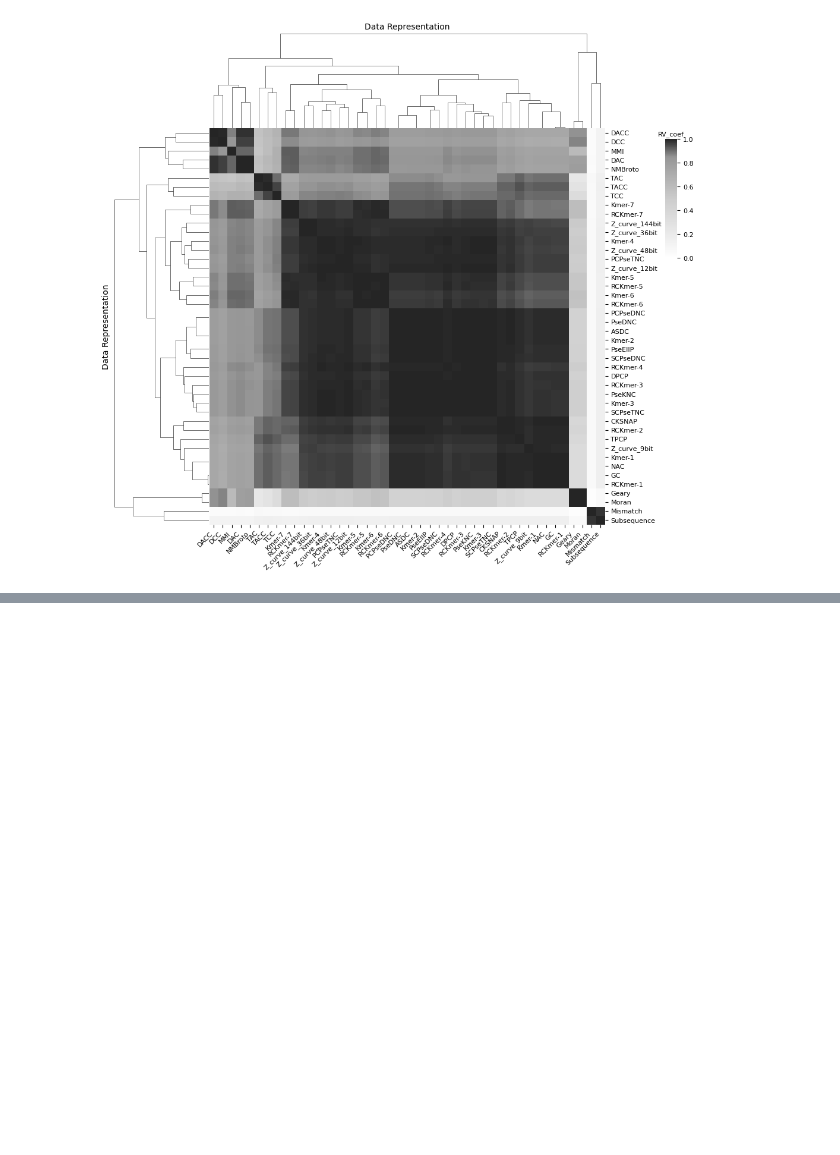
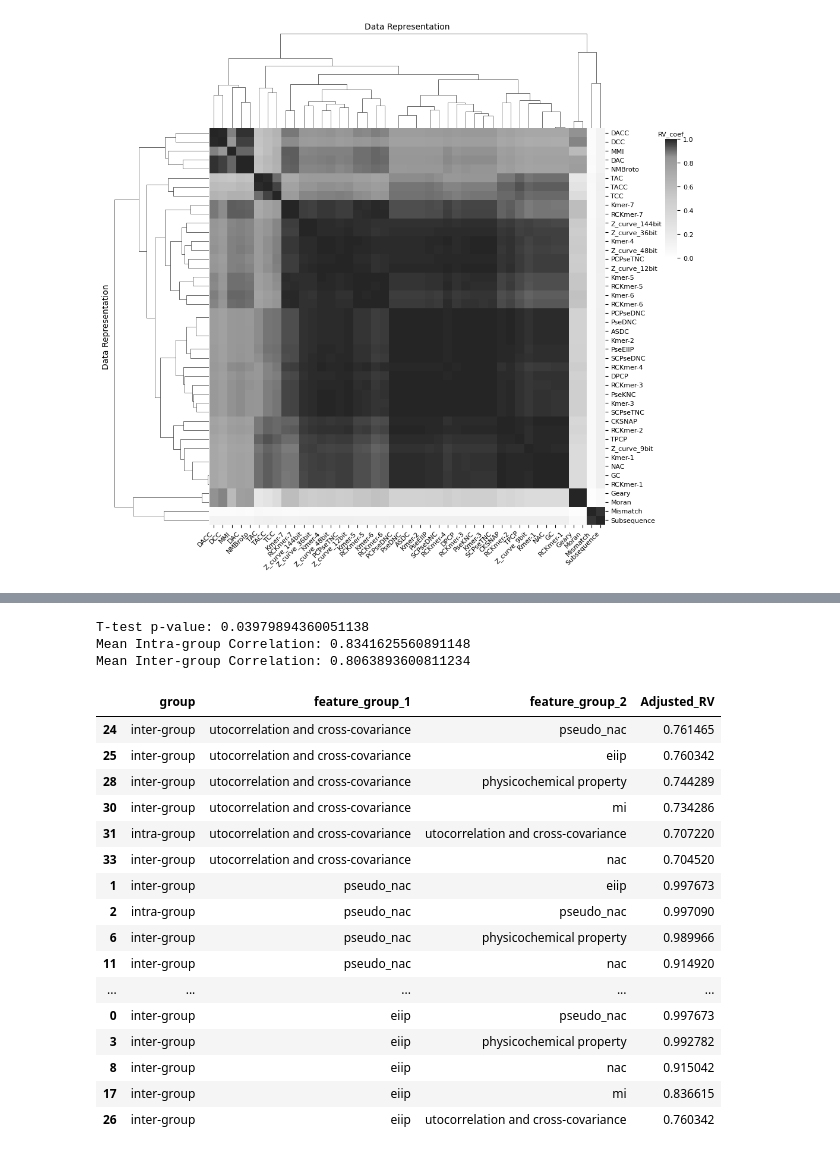
Before and after one commit to andrejw27/genomic-data-representations-for-hgt-detection, a Jupyter notebook: notebooks/data_representation_correlation.ipynb, the cells around one changed output, grey strips where cells are left out. Saved outputs shown, nothing was run; the diff lists cells and outputs as text; code cells hidden in the pictures; blank space fills up the shorter version.

Commit message:
update the analysis of data representation correlation

```diff
--- a/notebooks/data_representation_correlation.ipynb
+++ b/notebooks/data_representation_correlation.ipynb
@@ -71,18 +73,34 @@ plt.show()
 # %% [output]
 [figure]
 # %%
-#check the dimensionality of each data representation
-with open('../dataset/encoded_data/benbow_encoded.pkl', 'rb') as fp:
-    benbow_encoded = pickle.load(fp)
+#representation_dimensionality = pd.read_excel('../dataset/representation_dimensionality.xlsx')
 
-data = benbow_encoded
-encoded_data = [data[k] for k in data.keys() if not str(k).startswith('y') and not str(k).startswith('group')]
+# Read the feature groups
+feature_groups = {
+    'nac': ['Subsequence','Mismatch',
+            'Kmer-1','Kmer-2','Kmer-3','Kmer-4','Kmer-5', 'Kmer-6', 'Kmer-7',
+            'RCKmer-1','RCKmer-2','RCKmer-3','RCKmer-4','RCKmer-5','RCKmer-6','RCKmer-7',
+            'NAC','GC','CKSNAP','ASDC',
+            'Z_curve_9bit', 'Z_curve_12bit','Z_curve_36bit','Z_curve_48bit','Z_curve_144bit'],
+    'pseudo_nac': ['PseDNC','PseKNC','PCPseDNC','PCPseTNC','SCPseDNC','SCPseTNC'],
+    'eiip': ['PseEIIP'],
+    'mi': ['MMI'],
+    'utocorrelation and cross-covariance': ['DAC','DCC','DACC','TAC','TCC','TACC','Moran','Geary','NMBroto'],
+    'physicochemical property': ['DPCP','TPCP'],
+}
 
-data_dim = []
-for k in data.keys():
-    if not str(k).startswith('y') and not str(k).startswith('group'):
-        data_dim.append({'Data Representation': k, 'Dimensionality': data[k].shape[-1]})
+# Create a mapping for the feature groups
+value_to_key = {v: k for k, values in feature_groups.items() for v in values}
+rv_df_final['feature_group_1'] = rv_df_final['Encoding1'].map(value_to_key)
+rv_df_final['feature_group_2'] = rv_df_final['Encoding2'].map(value_to_key)
+rv_df_final['group'] = rv_df_final.apply(lambda x: 'intra-group' if x['feature_group_1'] == x['feature_group_2'] else 'inter-group', axis=1)
 
-data_dim_df = pd.DataFrame(data_dim)
-data_dim_df
+alt.Chart(rv_df_final).mark_boxplot(
+    color='gray'
+).encode(
+    x=alt.X('group:O', title='Group', axis=alt.Axis(labelAngle=0)),
+    y=alt.Y('Adjusted_RV:Q', scale=alt.Scale(domain=[0, 1]))
+).properties(
+    width=203,
+)
 # %% [output]
@@ -105,0 +108,34 @@ data_dim_df
+# %%
+# Perform t-test
+intra = rv_df_final[rv_df_final['feature_group_1'] == rv_df_final['feature_group_2']]['Adjusted_RV']
+inter = rv_df_final[rv_df_final['feature_group_1'] != rv_df_final['feature_group_2']]['Adjusted_RV']
+
+stat, p = ttest_ind(intra, inter, equal_var=False)
+print(f"T-test p-value: {p}")
+print(f"Mean Intra-group Correlation: {intra.mean()}")
+print(f"Mean Inter-group Correlation: {inter.mean()}")
+# %% [output]
+T-test p-value: 0.03979894360051138
+Mean Intra-group Correlation: 0.8341625560891148
+Mean Inter-group Correlation: 0.8063893600811234
+# %%
+intra_inter_df = rv_df_final.groupby(['group','feature_group_1','feature_group_2']).mean()['Adjusted_RV'].sort_values(ascending=False).reset_index()
+intra_inter_df.sort_values(by=['feature_group_1', 'Adjusted_RV'], ascending=[False, False])
+# %% [output]
+|  | group | feature_group_1 | feature_group_2 | Adjusted_RV |
+| 24 | inter-group | utocorrelation and cross-covariance | pseudo_nac | 0.761465 |
+| 25 | inter-group | utocorrelation and cross-covariance | eiip | 0.760342 |
+| 28 | inter-group | utocorrelation and cross-covariance | physicochemical property | 0.744289 |
+| 30 | inter-group | utocorrelation and cross-covariance | mi | 0.734286 |
+| 31 | intra-group | utocorrelation and cross-covariance | utocorrelation and cross-covariance | 0.707220 |
+| 33 | inter-group | utocorrelation and cross-covariance | nac | 0.704520 |
+| 1 | inter-group | pseudo_nac | eiip | 0.997673 |
+| 2 | intra-group | pseudo_nac | pseudo_nac | 0.997090 |
+| 6 | inter-group | pseudo_nac | physicochemical property | 0.989966 |
+| 11 | inter-group | pseudo_nac | nac | 0.914920 |
+| ... | ... | ... | ... | ... |
+| 0 | inter-group | eiip | pseudo_nac | 0.997673 |
+| 3 | inter-group | eiip | physicochemical property | 0.992782 |
+| 8 | inter-group | eiip | nac | 0.915042 |
+| 17 | inter-group | eiip | mi | 0.836615 |
+| 26 | inter-group | eiip | utocorrelation and cross-covariance | 0.760342 |
```
Also changed, not shown: parts of 2 cells of this notebook, 2 other files.
